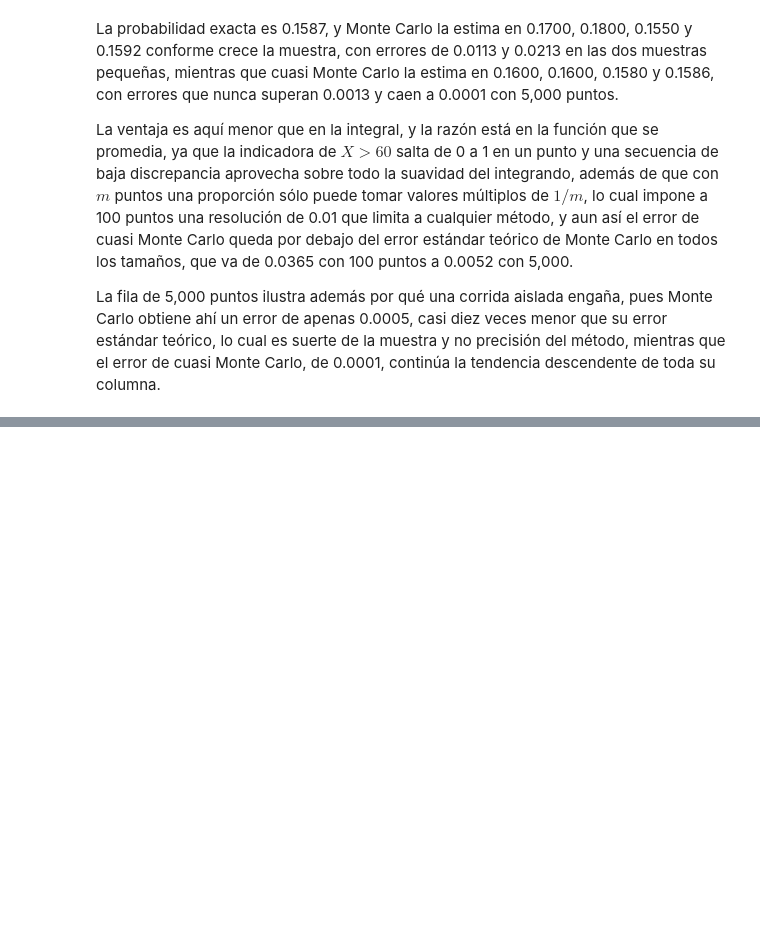
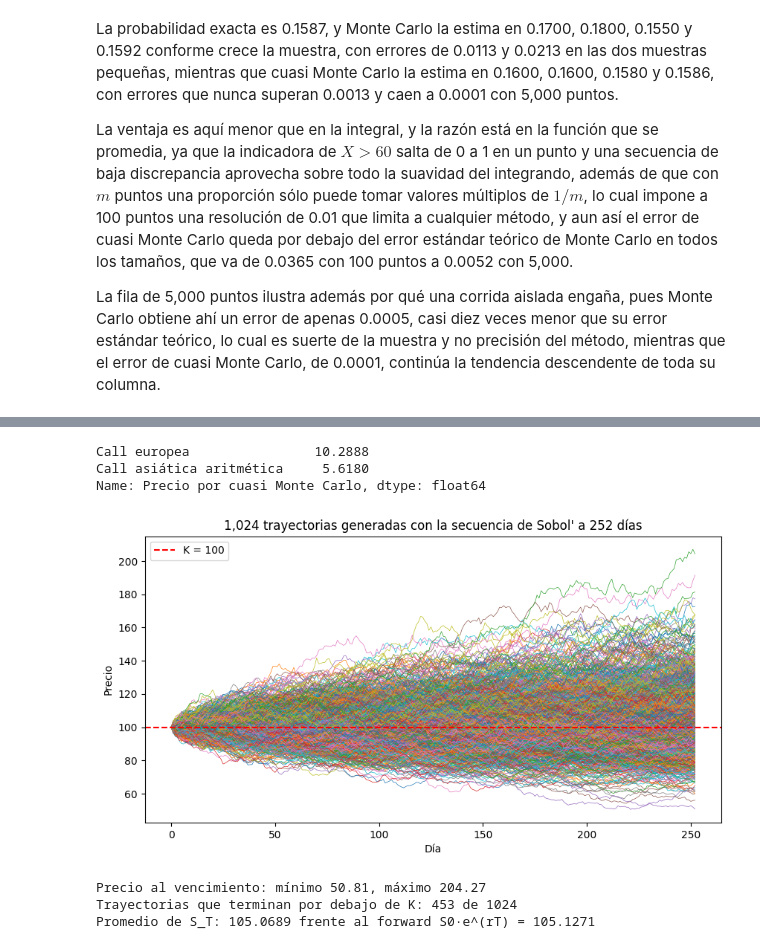
Before and after one commit to Urielledezma/Simulacion-de-Procesos-Financieros, a Jupyter notebook: C15 - Cuasi Montecarlo.ipynb, the cells around one changed output, grey strips where cells are left out. Cells and saved outputs as stored; diff of their text form; code cells hidden in the pictures; blank space fills up the shorter version.

Commit message:
Agrega a C15 la sesión del 28 de octubre: cuasi Monte Carlo frente a Black-Scholes

```diff
--- a/C15 - Cuasi Montecarlo.ipynb
+++ b/C15 - Cuasi Montecarlo.ipynb
@@ -250,0 +260,8 @@ La fila de 5,000 puntos ilustra además por qué una corrida aislada engaña, pu
+# %%
+S0 = 100
+r = .05
+std = .2
+T = 1
+n = 252
+K = 100
+M = 1024
@@ -250,0 +290,36 @@ La fila de 5,000 puntos ilustra además por qué una corrida aislada engaña, pu
+# %%
+paths = create_paths(S0, r, std, T, n, M)
+
+call_europea = payoff_europea(paths, K)
+call_asiatica = payoff_asiatica(paths, K)
+
+# Los pagos ocurren al vencimiento, por lo que su promedio se descuenta para obtener el precio de hoy
+descuento = np.exp(-r * T)
+
+pd.Series({
+    "Call europea": descuento * call_europea.mean(),
+    "Call asiática aritmética": descuento * call_asiatica.mean(),
+}, name="Precio por cuasi Monte Carlo").round(4)
+# %% [output]
+Call europea                10.2888
+Call asiática aritmética     5.6180
+Name: Precio por cuasi Monte Carlo, dtype: float64
+# %%
+plt.figure(figsize=(10, 5))
+for i in range(M):
+    plt.plot(np.linspace(0, n, n+1), paths[i, :], lw=0.5)
+plt.axhline(K, color='red', linestyle='--', label=f'K = {K}')
+plt.title("1,024 trayectorias generadas con la secuencia de Sobol' a 252 días")
+plt.xlabel('Día')
+plt.ylabel('Precio')
+plt.legend(loc='upper left')
+plt.show()
+
+print(f"Precio al vencimiento: mínimo {paths[:, -1].min():.2f}, máximo {paths[:, -1].max():.2f}")
+print(f"Trayectorias que terminan por debajo de K: {(paths[:, -1] < K).sum()} de {M}")
+print(f"Promedio de S_T: {paths[:, -1].mean():.4f} frente al forward S0·e^(rT) = {S0 * np.exp(r * T):.4f}")
+# %% [output]
+[figure, added]
+Precio al vencimiento: mínimo 50.81, máximo 204.27
+Trayectorias que terminan por debajo de K: 453 de 1024
+Promedio de S_T: 105.0689 frente al forward S0·e^(rT) = 105.1271
```
Also changed, not shown: parts of 16 cells of this notebook, 1 other file.
